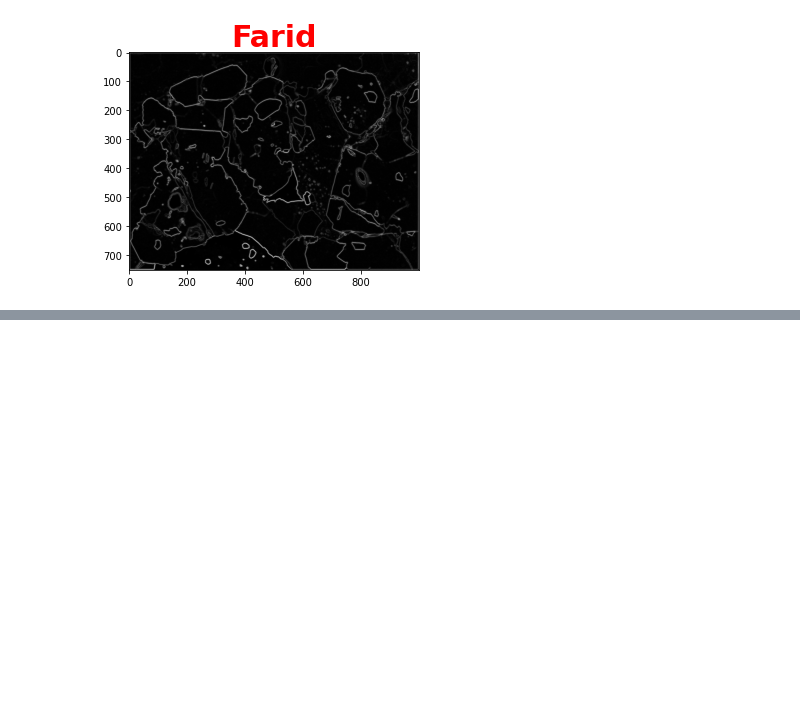
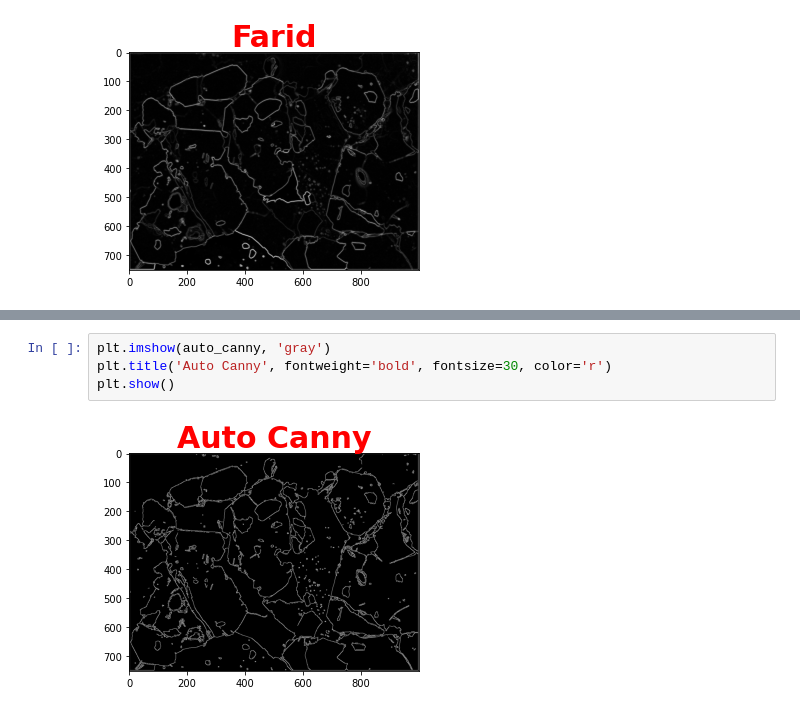
Before and after one commit to Manan1811/Image-Operations-and-Edge-Filters, a Jupyter notebook: Edge_Filters.ipynb, the cells around one changed output, grey strips where cells are left out. Cells and saved outputs as stored; diff of their text form; blank space fills up the shorter version.

```diff
--- a/Edge_Filters.ipynb
+++ b/Edge_Filters.ipynb
@@ -64,0 +82,6 @@ plt.show()
+# %%
+plt.imshow(auto_canny, 'gray')
+plt.title('Auto Canny', fontweight='bold', fontsize=30, color='r')
+plt.show()
+# %% [output]
+[figure, added]
```
Also changed, not shown: parts of 3 cells of this notebook.
